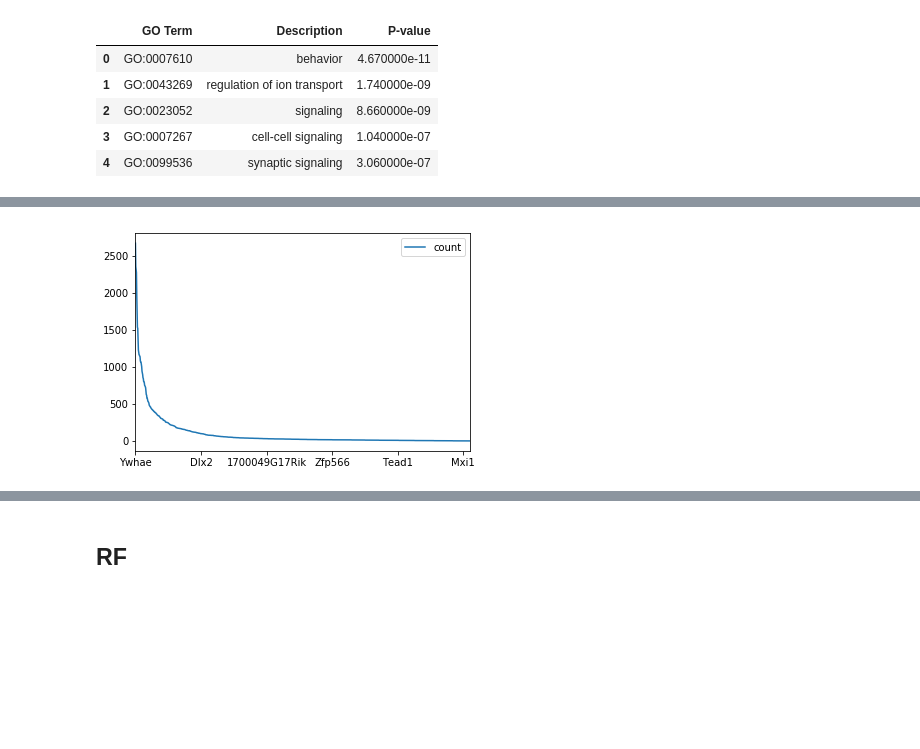
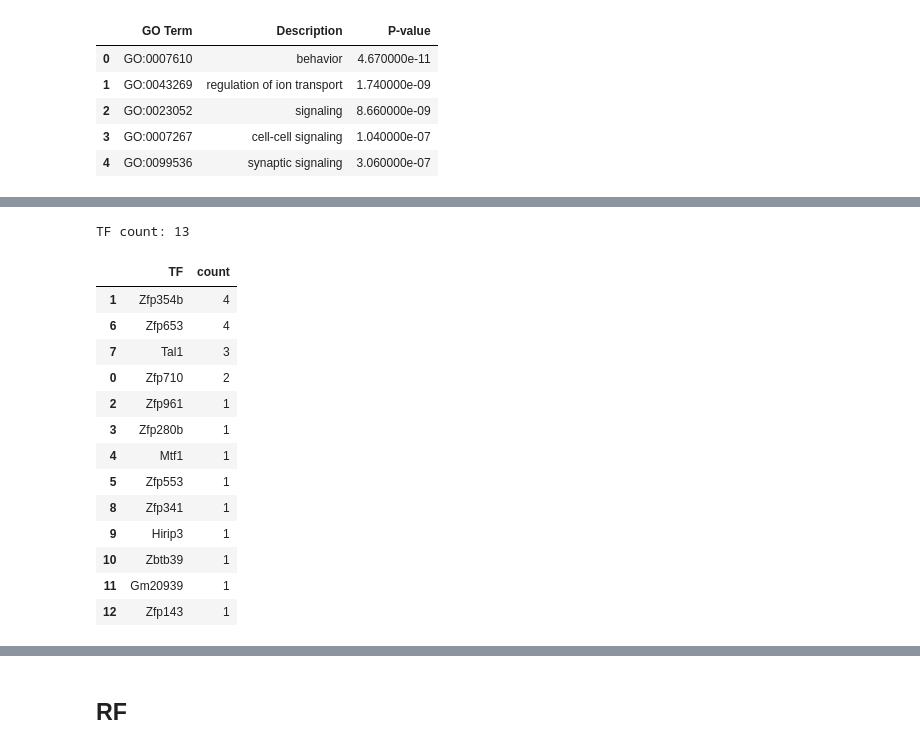
Before and after one commit to aertslab/arboreto, a Jupyter notebook: notebooks/zeisel/Zeisel_GOrilla_Analysis.ipynb, the cells around one changed output, grey strips where cells are left out. Cells and saved outputs as stored; diff of their text form; code cells hidden in the pictures; blank space fills up the shorter version.

```diff
--- a/notebooks/zeisel/Zeisel_GOrilla_Analysis.ipynb
+++ b/notebooks/zeisel/Zeisel_GOrilla_Analysis.ipynb
@@ -240,5 +258,30 @@ sgbm_tf_counts_df
-# %%
-counts_df.plot()
-plt.show()
-# %% [output]
-[figure, removed]
+# %%
+sgbm_TF_list = list(net_sgbm_df.TF.unique())
+rf_TF_list = list(net_rf_df.TF.unique())
+
+sgbm_minus_rf_TFs = [tf for tf in sgbm_TF_list if not tf in rf_TF_list]
+sgbm_minus_rf_TF_df = pd.DataFrame(sgbm_minus_rf_TFs)
+sgbm_minus_rf_TF_df.columns = ['TF']
+
+rf_minus_sgbm_TFs = [tf for tf in rf_TF_list if not tf in sgbm_TF_list]
+rf_minus_sgbm_TF_df = pd.DataFrame(rf_minus_sgbm_TFs)
+rf_minus_sgbm_TF_df.columns = ['TF']
+# %%
+print('TF count: ' + str(len(rf_minus_sgbm_TF_df)))
+rf_minus_sgbm_TF_df.merge(rf_tf_counts_df, on=['TF']).sort_values(by='count', ascending=0)
+# %% [output]
+TF count: 13
+|  | TF | count |
+| 1 | Zfp354b | 4 |
+| 6 | Zfp653 | 4 |
+| 7 | Tal1 | 3 |
+| 0 | Zfp710 | 2 |
+| 2 | Zfp961 | 1 |
+| 3 | Zfp280b | 1 |
+| 4 | Mtf1 | 1 |
+| 5 | Zfp553 | 1 |
+| 8 | Zfp341 | 1 |
+| 9 | Hirip3 | 1 |
+| 10 | Zbtb39 | 1 |
+| 11 | Gm20939 | 1 |
+| 12 | Zfp143 | 1 |
```
Also changed, not shown: parts of 19 cells of this notebook, 8 other files.
